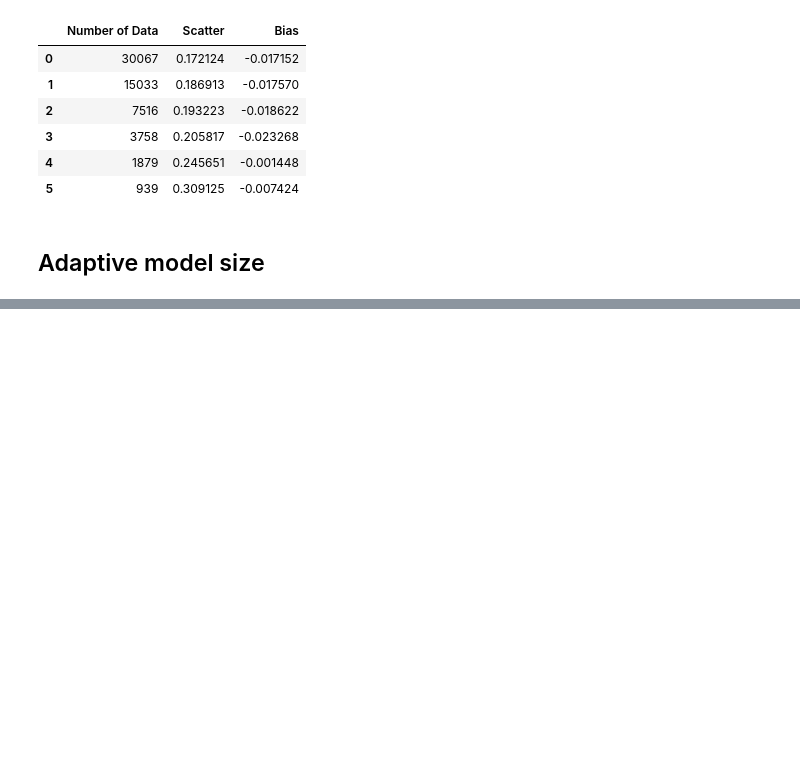
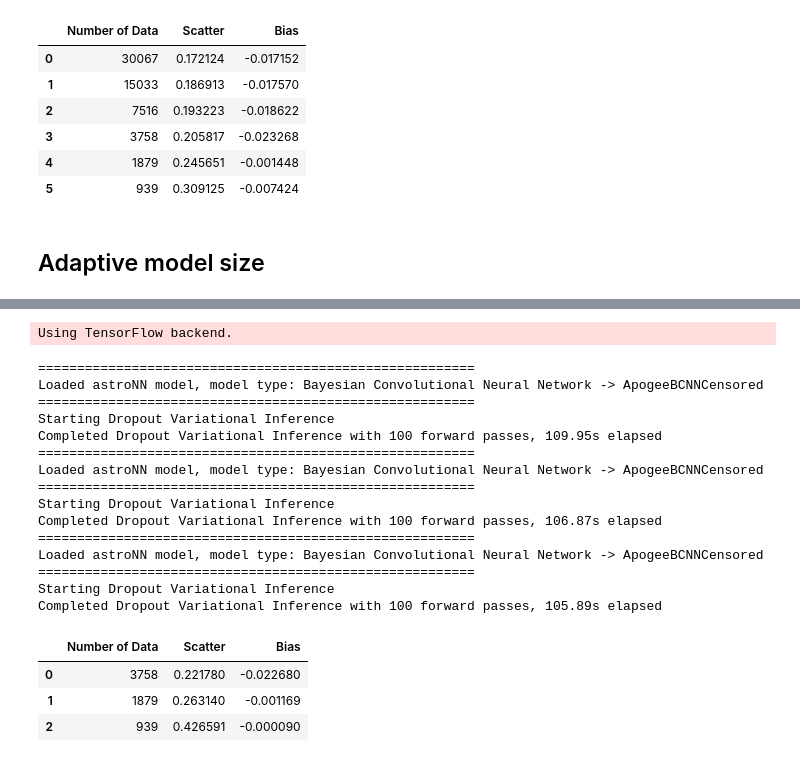
Before and after one commit to henrysky/astroNN_spectra_paper_figures, a Jupyter notebook: Small_Data.ipynb, the cells around one changed output, grey strips where cells are left out. Saved outputs shown, nothing was run; the diff lists cells and outputs as text; code cells hidden in the pictures; blank space fills up the shorter version.

Commit message:
add adaptive model small data test too

```diff
--- a/Small_Data.ipynb
+++ b/Small_Data.ipynb
@@ -327,0 +406,60 @@ bcnn.train(x[rand_train_idx], y[rand_train_idx], labels_err=y_err[rand_train_idx
+# %%
+import numpy as np
+import pandas as pd
+from astropy.stats import mad_std
+
+from astroNN.models import load_folder
+from astroNN.datasets import H5Loader
+
+loader = H5Loader('_highsnr_test')  # continuum normalized dataset
+loader.load_err = False
+loader.target = ['teff', 'logg', 'C', 'C1', 'N', 'O', 'Na', 'Mg', 'Al', 'Si', 'P', 'S', 'K',
+                 'Ca', 'Ti', 'Ti2', 'V', 'Cr', 'Mn', 'Fe','Co', 'Ni']
+x, y = loader.load()
+
+mae = []
+me = []
+
+net_12_5 = load_folder("small_data_adaptive_12_5")
+net_12_5_pred, err = net_12_5.test(x)
+residue = ((net_12_5_pred - y) / net_12_5.labels_std)
+mae.append(mad_std(residue))
+me.append(np.median(residue))
+
+net_6_25 = load_folder("small_data_adaptive_6_25")
+net_6_25_pred, err = net_6_25.test(x)
+residue = ((net_6_25_pred - y) / net_6_25.labels_std)
+mae.append(mad_std(residue))
+me.append(np.median(residue))
+
+net_3_125 = load_folder("small_data_adaptive_3_125")
+net_3_125_pred, err = net_3_125.test(x)
+residue = ((net_3_125_pred - y) / net_3_125.labels_std)
+mae.append(mad_std(residue))
+me.append(np.median(residue))
+
+
+d = {'Number of Data': [3758, 1879, 939], 'Scatter': mae, 'Bias': me}
+df = pd.DataFrame(data=d)
+df
+# %% [output]
+Using TensorFlow backend.
+========================================================
+Loaded astroNN model, model type: Bayesian Convolutional Neural Network -> ApogeeBCNNCensored
+========================================================
+Starting Dropout Variational Inference
+Completed Dropout Variational Inference with 100 forward passes, 109.95s elapsed
+========================================================
+Loaded astroNN model, model type: Bayesian Convolutional Neural Network -> ApogeeBCNNCensored
+========================================================
+Starting Dropout Variational Inference
+Completed Dropout Variational Inference with 100 forward passes, 106.87s elapsed
+========================================================
+Loaded astroNN model, model type: Bayesian Convolutional Neural Network -> ApogeeBCNNCensored
+========================================================
+Starting Dropout Variational Inference
+Completed Dropout Variational Inference with 100 forward passes, 105.89s elapsed
+|  | Number of Data | Scatter | Bias |
+| 0 | 3758 | 0.221780 | -0.022680 |
+| 1 | 1879 | 0.263140 | -0.001169 |
+| 2 | 939 | 0.426591 | -0.000090 |
```
Also changed, not shown: parts of 3 cells of this notebook, 13 other files.
